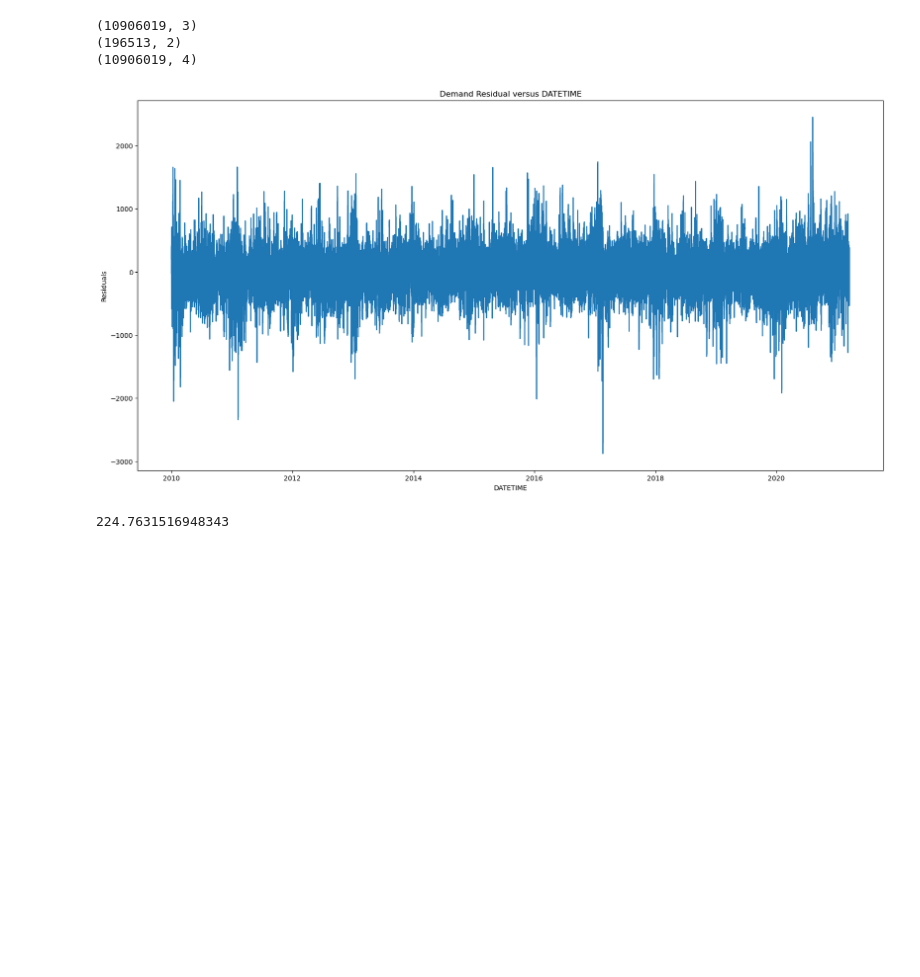
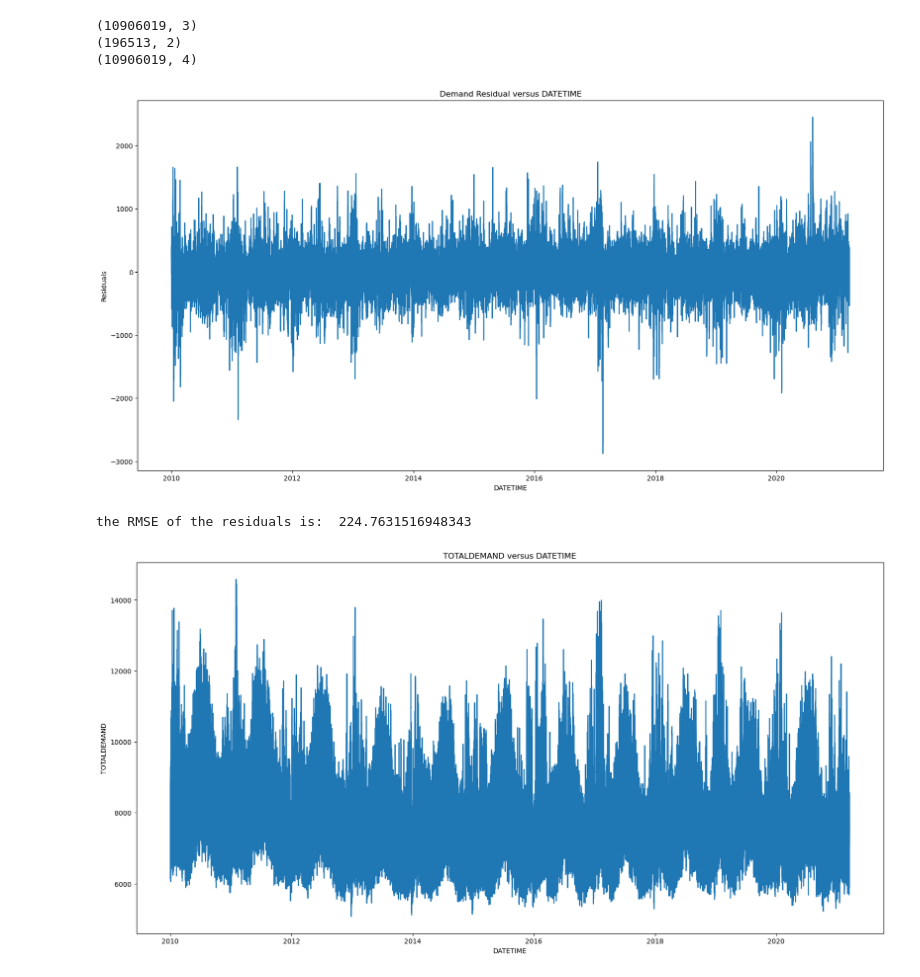
Before and after one commit to UNSW-ZZSC9020-H52024/Group5, a Jupyter notebook: src/TomEDA.ipynb, the cells around one changed output. Saved outputs shown, nothing was run; the diff lists cells and outputs as text; code cells hidden in the pictures; blank space fills up the shorter version.

```diff
--- a/src/TomEDA.ipynb
+++ b/src/TomEDA.ipynb
@@ -131,7 +131,18 @@ plt.title('Demand Residual versus DATETIME')
 plt.show()
 
 #print the RMSE of the residuals
-print(np.sqrt(np.mean((df['TOTALDEMAND'] - df['FORECASTDEMAND'])**2)))
+demandRMSE = (np.sqrt(np.mean((df['TOTALDEMAND'] - df['FORECASTDEMAND'])**2)))
+print("the RMSE of the residuals is: ", demandRMSE)
 # %% [output]
 [figure]
-224.7631516948343
+the RMSE of the residuals is:  224.7631516948343
+# %%
+#graph the TOTALDEMAND versus DATETIME
+plt.figure(figsize=(20,10))
+plt.plot(df['DATETIME'], df['TOTALDEMAND'])
+plt.xlabel('DATETIME')
+plt.ylabel('TOTALDEMAND')
+plt.title('TOTALDEMAND versus DATETIME')
+plt.show()
+# %% [output]
+[figure, added]
```
Also changed, not shown: parts of 3 cells of this notebook.
